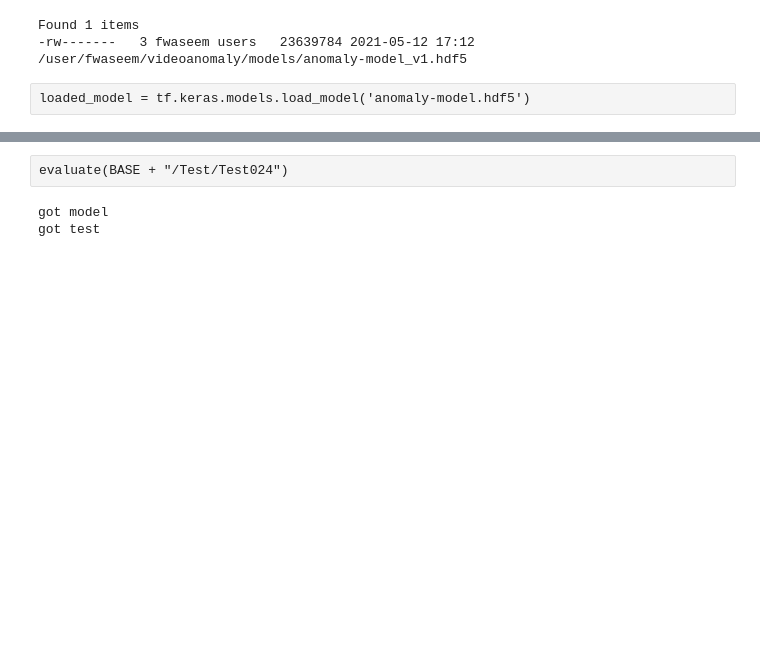
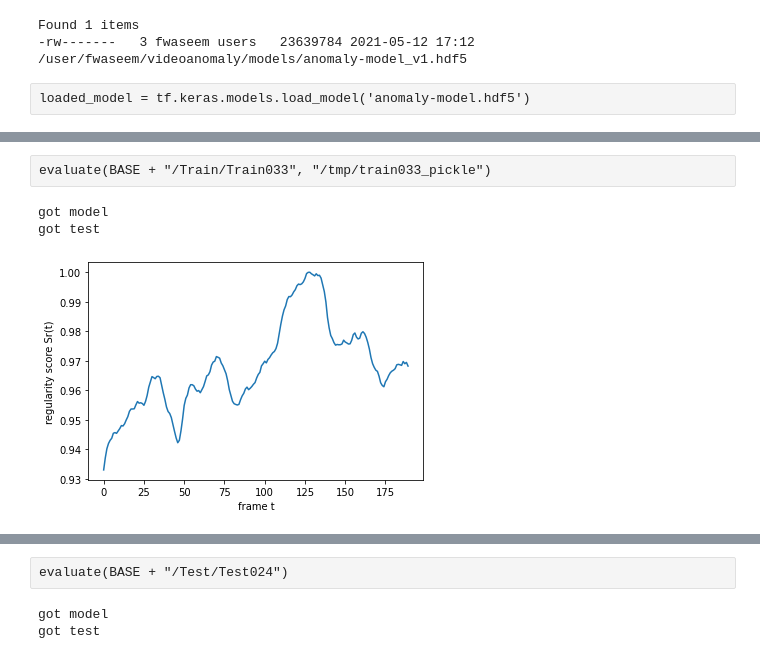
Before and after one commit to rafapm/CS_230, a Jupyter notebook: daelstm/notebooks/visualautoencoder.ipynb, the cells around one changed output, grey strips where cells are left out. Saved outputs shown, nothing was run; the diff lists cells and outputs as text; blank space fills up the shorter version.

```diff
--- a/daelstm/notebooks/visualautoencoder.ipynb
+++ b/daelstm/notebooks/visualautoencoder.ipynb
@@ -324,0 +327,6 @@ faraz
+# %%
+evaluate(BASE + "/Train/Train033", "/tmp/train033_pickle")
+# %% [output]
+got model
+got test
+[figure, added]
```
Also changed, not shown: parts of 30 cells of this notebook.
